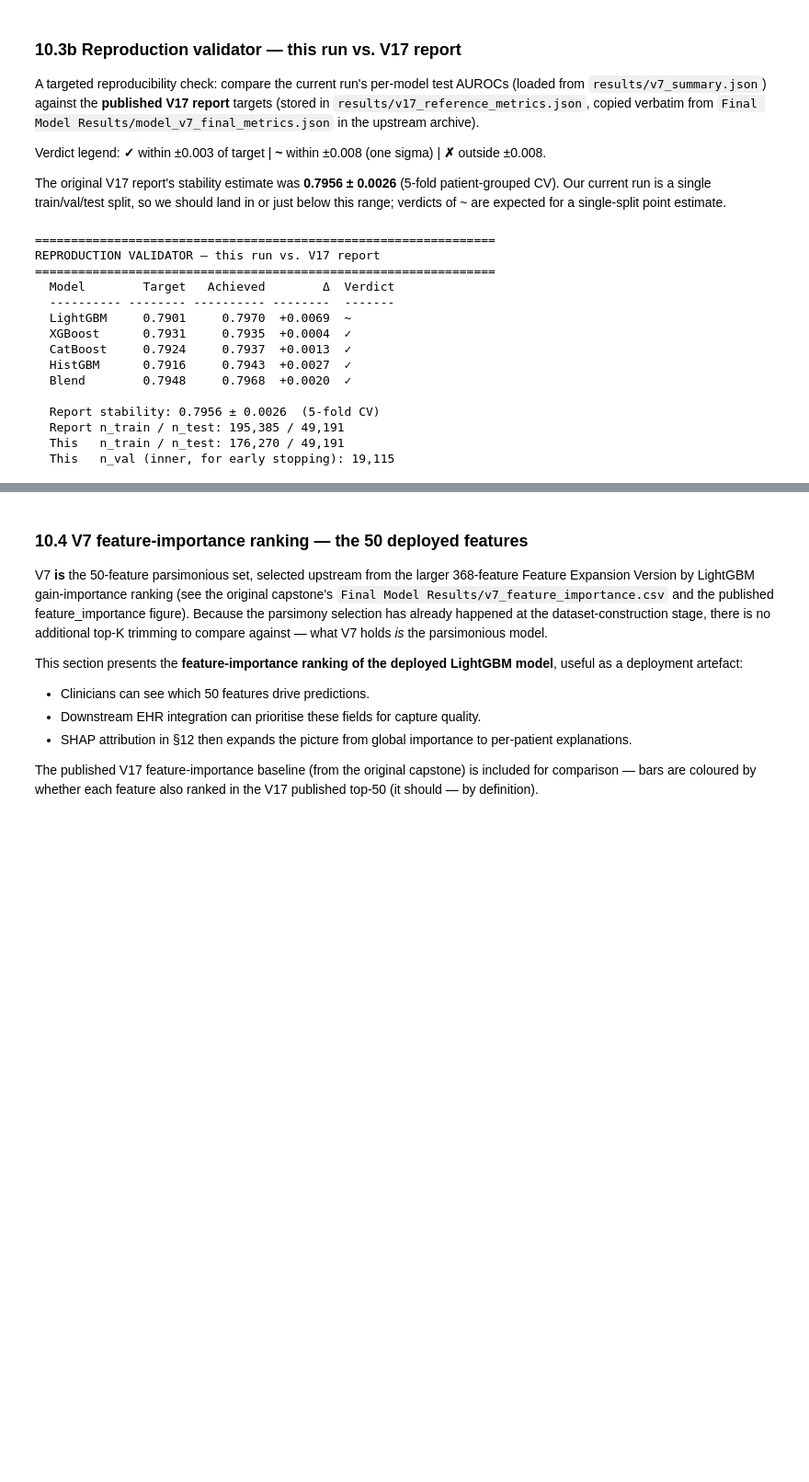
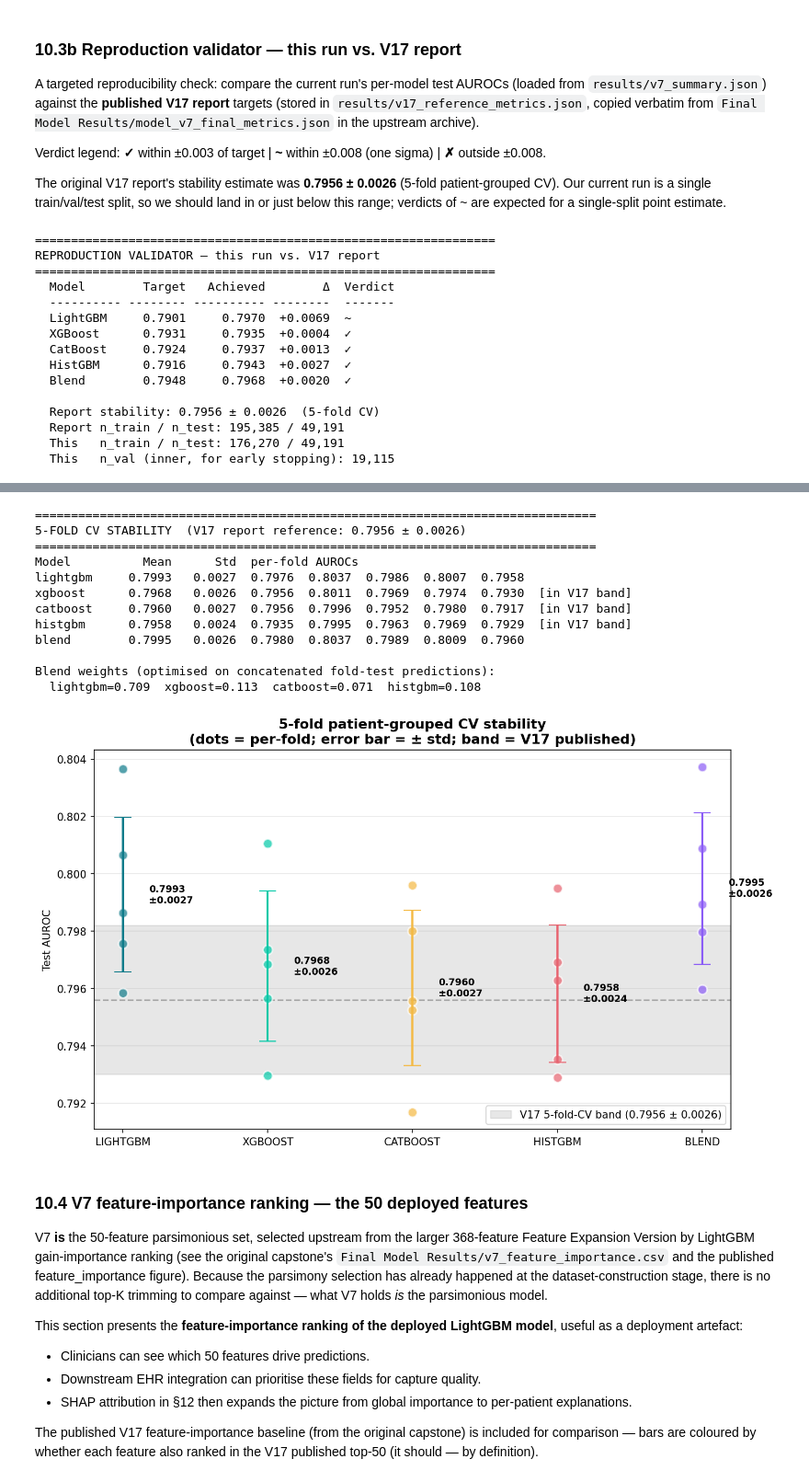
Before and after one commit to thiagobandeira1/Medicare-30day-Readmission-MIMIC-IV, a Jupyter notebook: notebooks/Capstone_Final_Notebook.ipynb, the cells around one changed output, grey strips where cells are left out. Shown at 92% size. Drawn from its saved outputs; the diff is of its cells as text; code cells hidden in the pictures; blank space fills up the shorter version.

```diff
--- a/notebooks/Capstone_Final_Notebook.ipynb
+++ b/notebooks/Capstone_Final_Notebook.ipynb
@@ -144,7 +144,7 @@ DATA_DIR = BASE_DIR / "Dataset" / "mimic-parquet"
 
 # Figures + artefacts live inside this repo, not in BASE_DIR.
 REPO_ROOT = Path.cwd().resolve()
-while REPO_ROOT != REPO_ROOT.parent and not (REPO_ROOT / "notebook").is_dir():
+while REPO_ROOT != REPO_ROOT.parent and not ((REPO_ROOT / "notebook").is_dir() or (REPO_ROOT / "notebooks").is_dir()):
     REPO_ROOT = REPO_ROOT.parent
 FIG_DIR  = REPO_ROOT / "figures"
 ART_DIR  = REPO_ROOT / "results"
@@ -1449,3 +1455,47 @@ REPRODUCTION VALIDATOR — this run vs. V17 report
+# %%
+# ── 10.3c 5-fold CV stability check ────────────────────────────────────────
+import json
+from IPython.display import Image, display
+
+cv_path = ART_DIR / "cv5_summary.json"
+if not cv_path.exists():
+    print(f"[info] {cv_path} not found — generate with `python src/run_5fold_cv.py` to enable this section.")
+else:
+    cv = json.loads(cv_path.read_text())
+
+    print("=" * 78)
+    print(f"5-FOLD CV STABILITY  (V17 report reference: 0.7956 ± 0.0026)")
+    print("=" * 78)
+    print(f"{'Model':<10} {'Mean':>8} {'Std':>8}  per-fold AUROCs")
+    for m, s in cv["models"].items():
+        folds_str = "  ".join(f"{a:.4f}" for a in s["fold_aucs"])
+        in_band = "[in V17 band]" if 0.7956 - 0.0026 <= s["mean_auroc"] <= 0.7956 + 0.0026 else ""
+        print(f"{m:<10} {s['mean_auroc']:>8.4f} {s['std_auroc']:>8.4f}  {folds_str}  {in_band}")
+    b = cv["blend"]
+    folds_str = "  ".join(f"{a:.4f}" for a in b["fold_aucs"])
+    print(f"{'blend':<10} {b['mean_auroc']:>8.4f} {b['std_auroc']:>8.4f}  {folds_str}")
+    print(f"\nBlend weights (optimised on concatenated fold-test predictions):")
+    print("  " + "  ".join(f"{m}={w:.3f}" for m, w in b["weights"].items()))
+
+    fig_path = FIG_DIR / "cv5_stability.png"
+    if fig_path.exists():
+        display(Image(filename=str(fig_path)))
+    else:
+        print(f"\n[info] figure not found at {fig_path}")
+# %% [output]
+==============================================================================
+5-FOLD CV STABILITY  (V17 report reference: 0.7956 ± 0.0026)
+==============================================================================
+Model          Mean      Std  per-fold AUROCs
+lightgbm     0.7993   0.0027  0.7976  0.8037  0.7986  0.8007  0.7958
+xgboost      0.7968   0.0026  0.7956  0.8011  0.7969  0.7974  0.7930  [in V17 band]
+catboost     0.7960   0.0027  0.7956  0.7996  0.7952  0.7980  0.7917  [in V17 band]
+histgbm      0.7958   0.0024  0.7935  0.7995  0.7963  0.7969  0.7929  [in V17 band]
+blend        0.7995   0.0026  0.7980  0.8037  0.7989  0.8009  0.7960
+
+Blend weights (optimised on concatenated fold-test predictions):
+  lightgbm=0.709  xgboost=0.113  catboost=0.071  histgbm=0.108
+[figure, added]
 # %% [markdown]
 ### 10.4 V7 feature-importance ranking — the 50 deployed features
 
```
Also changed, not shown: parts of 5 cells of this notebook, 6 other files.
